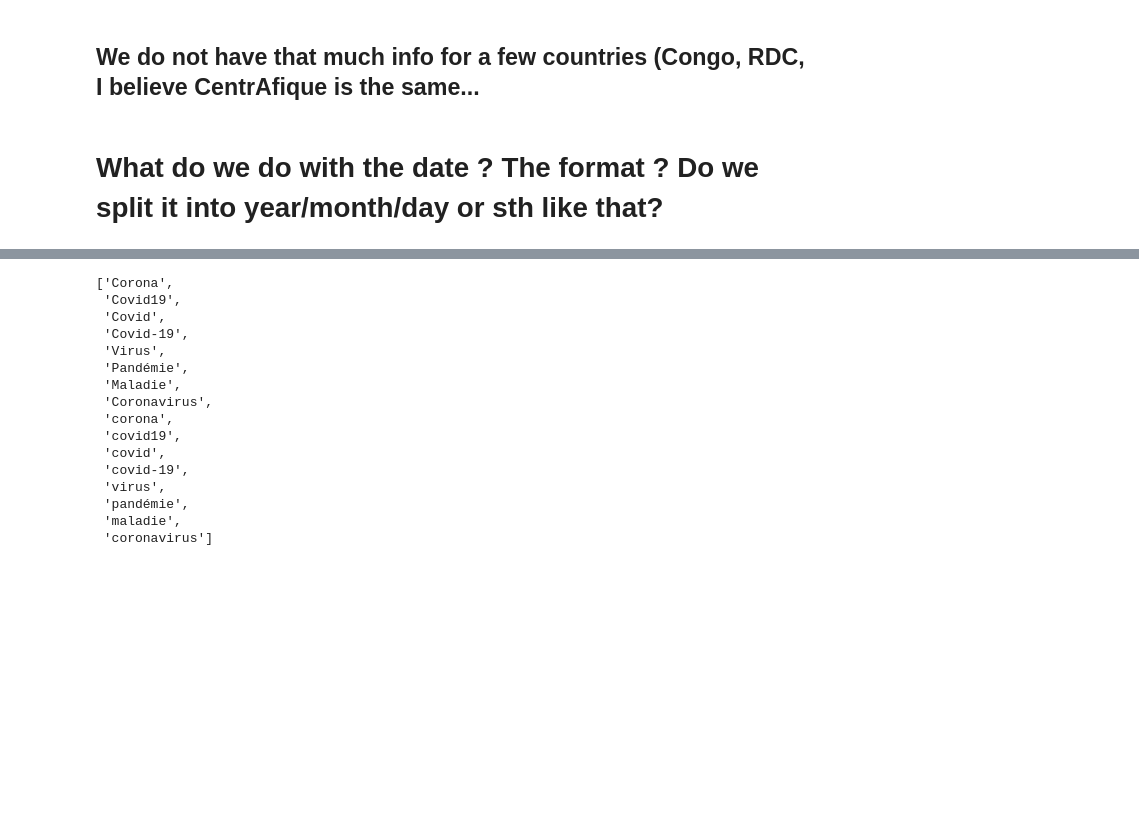
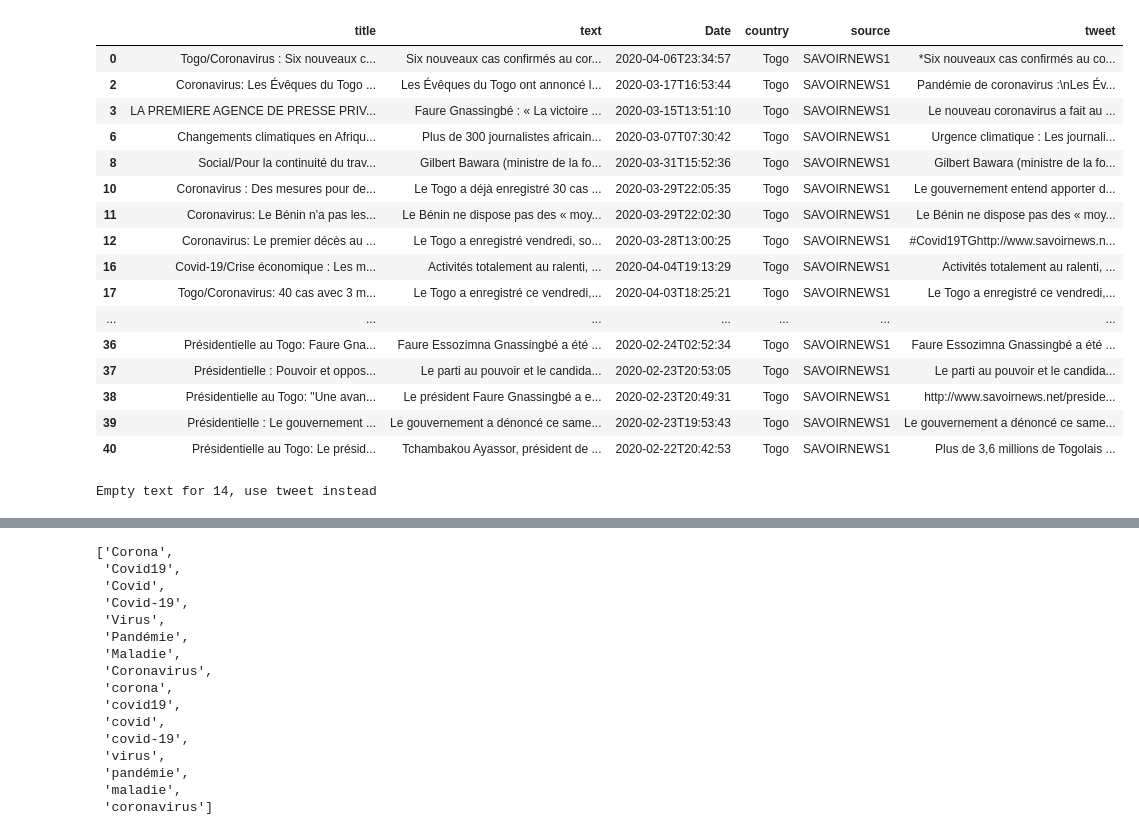
Before and after one commit to tguens/risk_analysis_covid, a Jupyter notebook: notebooks/text_cleaning.ipynb, the cells around one changed output, grey strips where cells are left out. Cells and saved outputs as stored; diff of their text form; code cells hidden in the pictures; blank space fills up the shorter version.

```diff
--- a/notebooks/text_cleaning.ipynb
+++ b/notebooks/text_cleaning.ipynb
@@ -25,3 +53,23 @@ df.head()
 # %%
 #Basic cleaning of the dataframe
 clean_df = df.drop('id', axis=1).drop_duplicates(keep='first')
+clean_df = clean_df[~clean_df['Date'].isna()]
+clean_df
+# %% [output]
+|  | title | text | Date | country | source | tweet |
+| 0 | Togo/Coronavirus : Six nouveaux c... | Six nouveaux cas confirmés au cor... | 2020-04-06T23:34:57 | Togo | SAVOIRNEWS1 | *Six nouveaux cas confirmés au co... |
+| 2 | Coronavirus: Les Évêques du Togo ... | Les Évêques du Togo ont annoncé l... | 2020-03-17T16:53:44 | Togo | SAVOIRNEWS1 | Pandémie de coronavirus :\nLes Év... |
+| 3 | LA PREMIERE AGENCE DE PRESSE PRIV... | Faure Gnassingbé : « La victoire ... | 2020-03-15T13:51:10 | Togo | SAVOIRNEWS1 | Le nouveau coronavirus a fait au ... |
+| 6 | Changements climatiques en Afriqu... | Plus de 300 journalistes africain... | 2020-03-07T07:30:42 | Togo | SAVOIRNEWS1 | Urgence climatique : Les journali... |
+| 8 | Social/Pour la continuité du trav... | Gilbert Bawara (ministre de la fo... | 2020-03-31T15:52:36 | Togo | SAVOIRNEWS1 | Gilbert Bawara (ministre de la fo... |
+| 10 | Coronavirus : Des mesures pour de... | Le Togo a déjà enregistré 30 cas ... | 2020-03-29T22:05:35 | Togo | SAVOIRNEWS1 | Le gouvernement entend apporter d... |
+| 11 | Coronavirus: Le Bénin n'a pas les... | Le Bénin ne dispose pas des « moy... | 2020-03-29T22:02:30 | Togo | SAVOIRNEWS1 | Le Bénin ne dispose pas des « moy... |
+| 12 | Coronavirus: Le premier décès au ... | Le Togo a enregistré vendredi, so... | 2020-03-28T13:00:25 | Togo | SAVOIRNEWS1 | #Covid19TGhttp://www.savoirnews.n... |
+| 16 | Covid-19/Crise économique : Les m... | Activités totalement au ralenti, ... | 2020-04-04T19:13:29 | Togo | SAVOIRNEWS1 | Activités totalement au ralenti, ... |
+| 17 | Togo/Coronavirus: 40 cas avec 3 m... | Le Togo a enregistré ce vendredi,... | 2020-04-03T18:25:21 | Togo | SAVOIRNEWS1 | Le Togo a enregistré ce vendredi,... |
+| ... | ... | ... | ... | ... | ... | ... |
+| 36 | Présidentielle au Togo: Faure Gna... | Faure Essozimna Gnassingbé a été ... | 2020-02-24T02:52:34 | Togo | SAVOIRNEWS1 | Faure Essozimna Gnassingbé a été ... |
+| 37 | Présidentielle : Pouvoir et oppos... | Le parti au pouvoir et le candida... | 2020-02-23T20:53:05 | Togo | SAVOIRNEWS1 | Le parti au pouvoir et le candida... |
+| 38 | Présidentielle au Togo: "Une avan... | Le président Faure Gnassingbé a e... | 2020-02-23T20:49:31 | Togo | SAVOIRNEWS1 | http://www.savoirnews.net/preside... |
+| 39 | Présidentielle : Le gouvernement ... | Le gouvernement a dénoncé ce same... | 2020-02-23T19:53:43 | Togo | SAVOIRNEWS1 | Le gouvernement a dénoncé ce same... |
+| 40 | Présidentielle au Togo: Le présid... | Tchambakou Ayassor, président de ... | 2020-02-22T20:42:53 | Togo | SAVOIRNEWS1 | Plus de 3,6 millions de Togolais ... |
@@ -34,6 +76,25 @@ clean_df.index = index
-# %% [markdown]
-## We do not have that much info for a few countries (Congo, RDC, I believe CentrAfique is the same...
-# %% [markdown]
-# What  do we do with the date ? The format ? Do we split it into year/month/day or sth like that?
+# %%
+#id_ = ['Congo_ICIBrazza_' + str(i) for i in range(len(clean_df))]
+#index = list(range(len(clean_df)))
+def clean_index_text(df):
+    """
+    Clean up the id part and replace empty
+    articles by tweets.
+    """
+    id_name = "{}_{}_".format(df.iloc[0].country, df.iloc[0].source)
+    id_ = [id_name + str(i) for i in range(len(df))]
+    df['id'] = id_
+    for i in range(len(df)):
+        if df.iloc[i].text == '':
+            print(f'Empty text for {i}, use tweet instead')
+            df.loc[i,'text'] = df.iloc[i]['tweet']
+    return df
+
+clean_df = clean_index_text(clean_df)
+#clean_df = clean_df[~clean_df['Date'].isna()]
+#clean_df.iloc[8].text.replace('#', '')
+#clean_df.iloc[7]
+# %% [output]
+Empty text for 14, use tweet instead
 # %%
 #Original text (We have some \n, and potential other codes)
```
Also changed, not shown: parts of 48 cells of this notebook, 1 other file.
